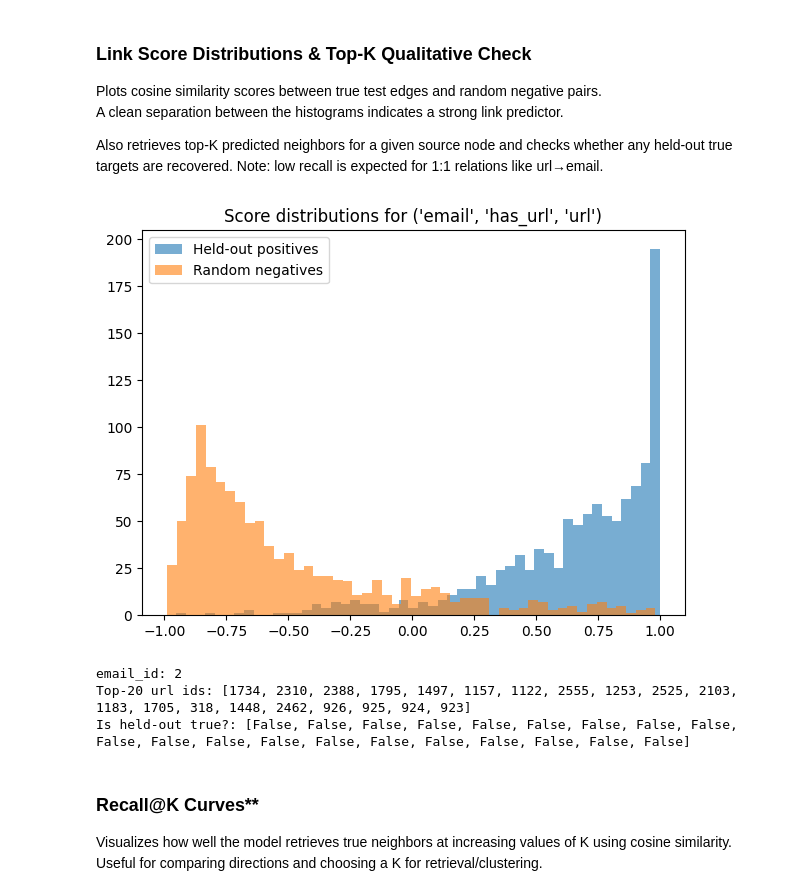
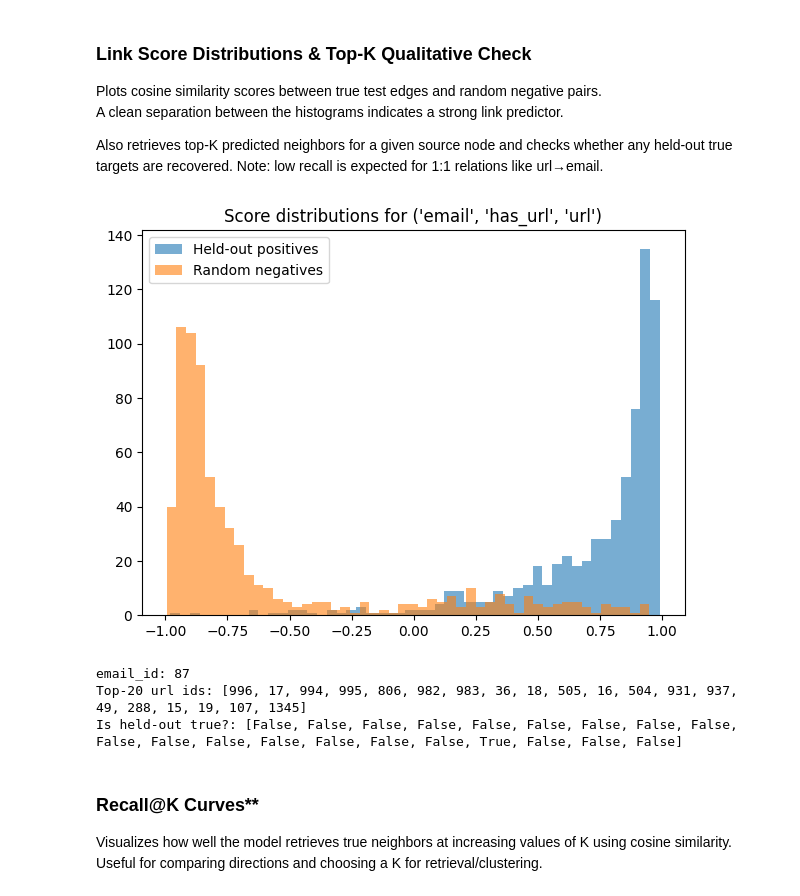
Before and after one commit to DeLyXHardiee/GNN-Campaign-Detection, a Jupyter notebook: core/GNN/notebooks/model_testing.ipynb, the cells around one changed output. Drawn from its saved outputs; the diff is of its cells as text; code cells hidden in the pictures.

```diff
--- a/core/GNN/notebooks/model_testing.ipynb
+++ b/core/GNN/notebooks/model_testing.ipynb
@@ -14,14 +14,13 @@ if torch.cuda.is_available():
 else:
     DEVICE = torch.device("cpu")
 print('Using device:', DEVICE)
-MODEL_REPO = 'model_6'
 MODEL_SAVE_NAME = 'best_model.pt'
-MODEL_PATH = MODEL_REPO + "/" + MODEL_SAVE_NAME
+MODEL_PATH = MODEL_SAVE_NAME
 
 data = load_hetero_pt()
 data = ToUndirected()(data)
 
-keep = ['email', 'sender', 'url', 'domain', 'stem', 'body_cluster', 'email_domain', 'receiver']
+keep = ['email', 'sender', 'url', 'domain', 'stem', 'email_domain', 'receiver']
 
 keep_set = set(keep)
 
@@ -175,37 +177,38 @@ D = F.normalize(h_train[et[2]], p=2, dim=1)
 S = S.cpu()
 D = D.cpu()
 
 pos = splits['test_pos'][et]
+pos = pos.cpu() if pos.is_cuda else pos
 
 pos_scores = (S[pos[0]] * D[pos[1]]).sum(dim=1).numpy()
 
 g = torch.Generator().manual_seed(0)
 neg_src = torch.randint(0, S.size(0), (len(pos_scores),), generator=g)
 neg_dst = torch.randint(0, D.size(0), (len(pos_scores),), generator=g)
 neg_scores = (S[neg_src] * D[neg_dst]).sum(dim=1).numpy()
 
 plt.figure(figsize=(7, 5))
 plt.hist(pos_scores, bins=50, alpha=0.6, label='Held-out positives')
 plt.hist(neg_scores, bins=50, alpha=0.6, label='Random negatives')
 plt.title(f"Score distributions for {et}")
 plt.legend()
 plt.show()
 
 sources_with_pos = splits['test_pos'][et][0].unique()
 src_id = int(sources_with_pos[0])
 
 top_ids, top_scores = topk_for_source(h_train, et, src_id, K=20, cosine=True)
 true_dests = set(
     splits['test_pos'][et][1][splits['test_pos'][et][0] == src_id].cpu().tolist()
 )
 print("email_id:", src_id)
 print("Top-20 url ids:", top_ids)
 print("Is held-out true?:", [i in true_dests for i in top_ids])
 # %% [output]
-[figure, old version]
+[figure, new version]
-email_id: 2
-Top-20 url ids: [1734, 2310, 2388, 1795, 1497, 1157, 1122, 2555, 1253, 2525, 2103, 1183, 1705, 318, 1448, 2462, 926, 925, 924, 923]
-Is held-out true?: [False, False, False, False, False, False, False, False, False, False, False, False, False, False, False, False, False, False, False, False]
+email_id: 87
+Top-20 url ids: [996, 17, 994, 995, 806, 982, 983, 36, 18, 505, 16, 504, 931, 937, 49, 288, 15, 19, 107, 1345]
+Is held-out true?: [False, False, False, False, False, False, False, False, False, False, False, False, False, False, False, False, True, False, False, False]
 # %% [markdown]
 ### Recall@K Curves**
 Visualizes how well the model retrieves true neighbors at increasing values of K using cosine similarity.
```
Also changed, not shown: parts of 7 cells of this notebook, 4 other files.
